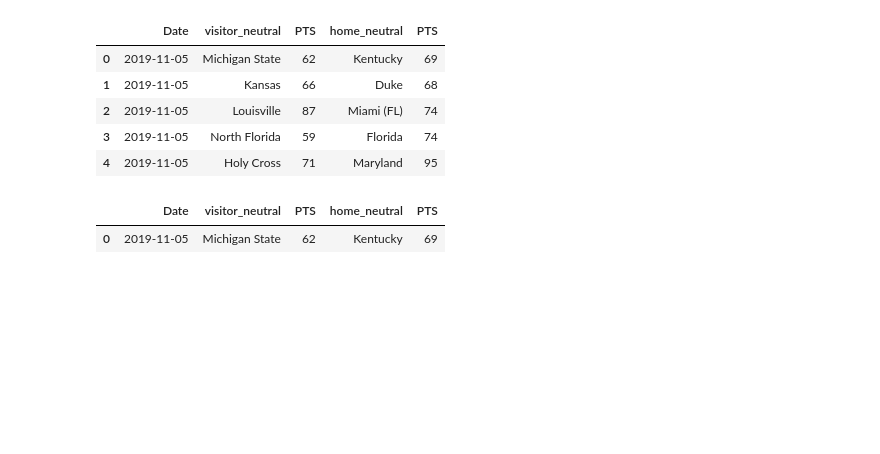
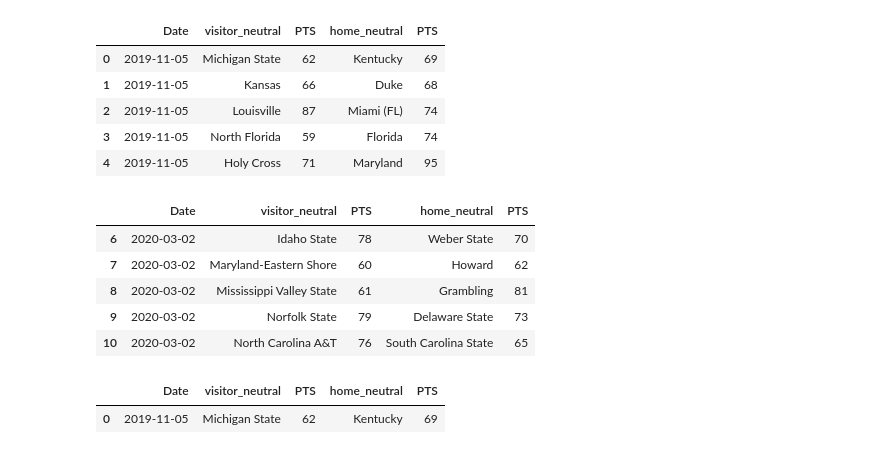
Before and after one commit to pkr5025/College-Basketball-Predictions, a Jupyter notebook: Beautiful_Soup_Schedule_Webscraping.ipynb, the cells around one changed output. Cells and saved outputs as stored; diff of their text form; code cells hidden in the pictures; blank space fills up the shorter version.

```diff
--- a/Beautiful_Soup_Schedule_Webscraping.ipynb
+++ b/Beautiful_Soup_Schedule_Webscraping.ipynb
@@ -114,3 +155,12 @@ while(day<=30):
+# %%
+master_df.tail()
+# %% [output]
+|  | Date | visitor_neutral | PTS | home_neutral | PTS |
+| 6 | 2020-03-02 | Idaho State | 78 | Weber State | 70 |
+| 7 | 2020-03-02 | Maryland-Eastern Shore | 60 | Howard | 62 |
+| 8 | 2020-03-02 | Mississippi Valley State | 61 | Grambling | 81 |
+| 9 | 2020-03-02 | Norfolk State | 79 | Delaware State | 73 |
+| 10 | 2020-03-02 | North Carolina A&T | 76 | South Carolina State | 65 |
 # %%
 master_df.head(1)
 # %% [output]
```
Also changed, not shown: parts of 5 cells of this notebook.
